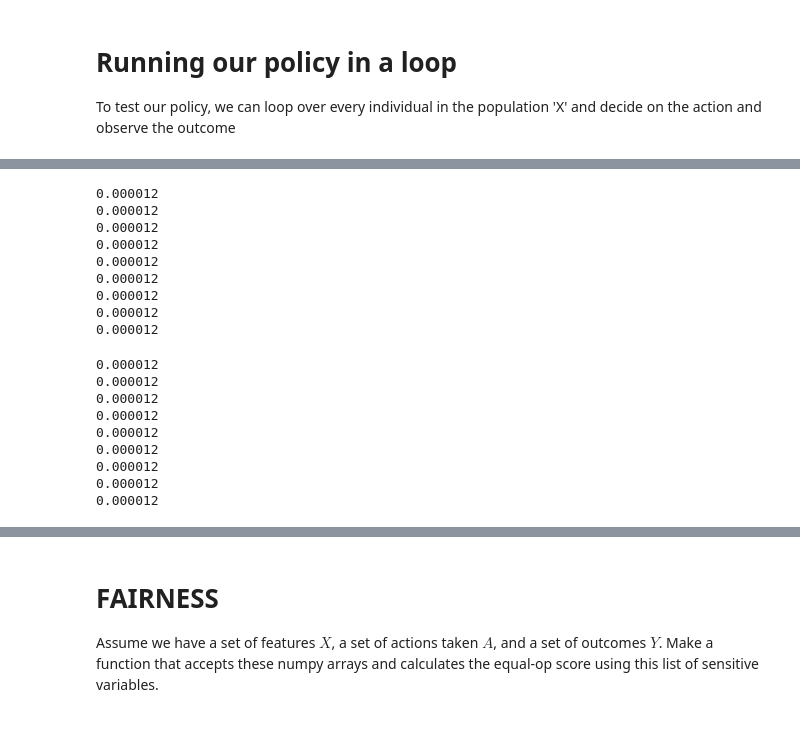
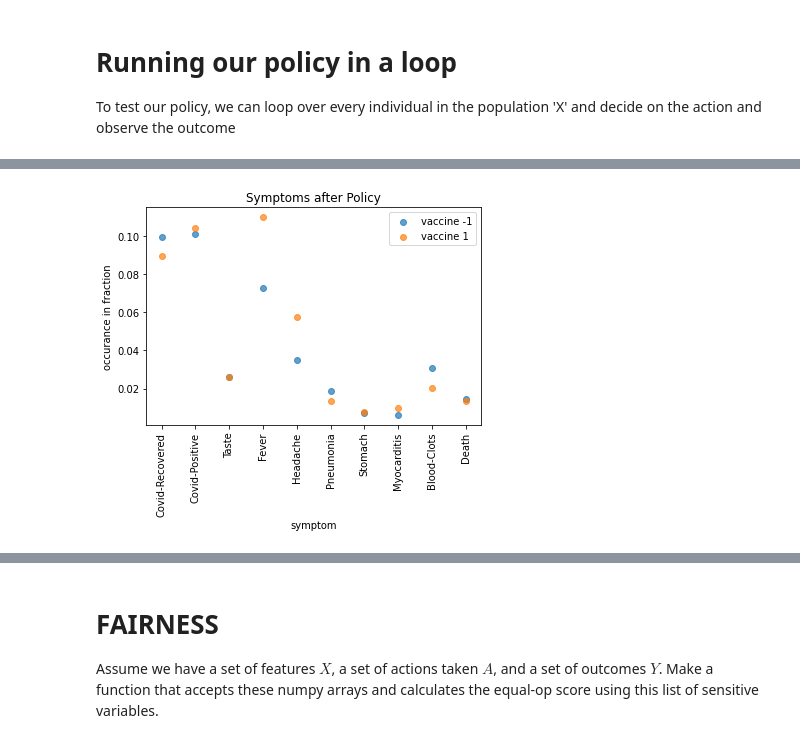
Before and after one commit to Even-tr/Project-2-Fairness-Privacy-Experiment-Design, a Jupyter notebook: src/policy.ipynb, the cells around one changed output, grey strips where cells are left out. Saved outputs shown, nothing was run; the diff lists cells and outputs as text; code cells hidden in the pictures.

```diff
--- a/src/policy.ipynb
+++ b/src/policy.ipynb
@@ -6,6 +6,3 @@ import pandas as pd
 import matplotlib.pyplot as plt
 
 from covid.policy import Policy
-# %%
-symptom_names = ['covid_recovered','covid_positive', 'no_taste_smell',
-'fever','headache', 'pneumonia','stomach','myocarditis', 'blood_clots','death']
@@ -184,32 +426,18 @@ plt.hist(A)
+# %%
+def plot_symptom_occurence_vaccine(symptoms, actions, label=None):
+
+    for a in action_space:
+        s = symptoms[np.where(actions == a)]
+        plot_symptom_occurence(s, label=f'vaccine {a}', ylim=None)
+        plt.title('Symptoms after Policy')
+    plt.legend()
+
+plot_symptom_occurence_vaccine(Y, A)
+# %% [output]
+[figure, added]
 # %%
 # Getting model paramters and plotting expectation
 
 a, b = vaccine_policy.model.get_params()
 c = a[0]/(a[0] + b[0])
 v = a[1]/(a[1] + b[1])
-# %%
-for i in c:
-    print(f'{i:.6f}')
-# %% [output]
-0.000012
-0.000012
-0.000012
-0.000012
-0.000012
-0.000012
-0.000012
-0.000012
-0.000012
-# %%
-for i in v:
-    print(f'{i:.6f}')
-# %% [output]
-0.000012
-0.000012
-0.000012
-0.000012
-0.000012
-0.000012
-0.000012
-0.000012
-0.000012
```
Also changed, not shown: parts of 23 cells of this notebook, 3 other files.
